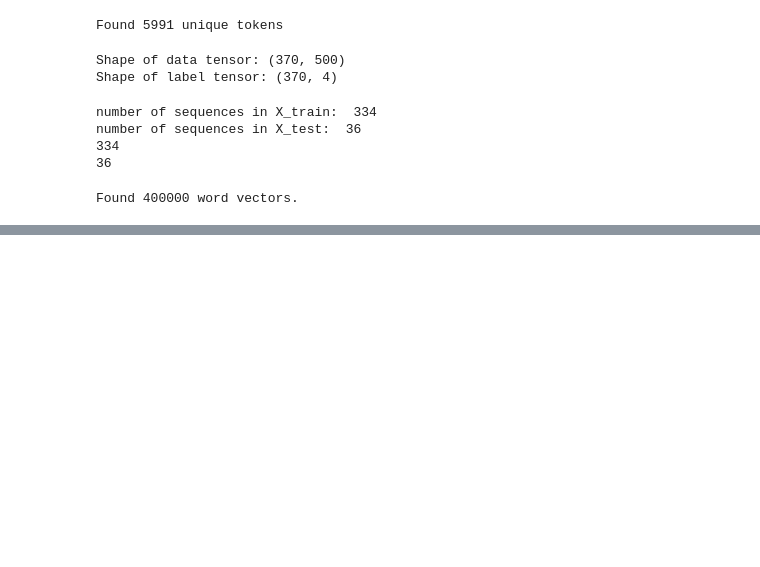
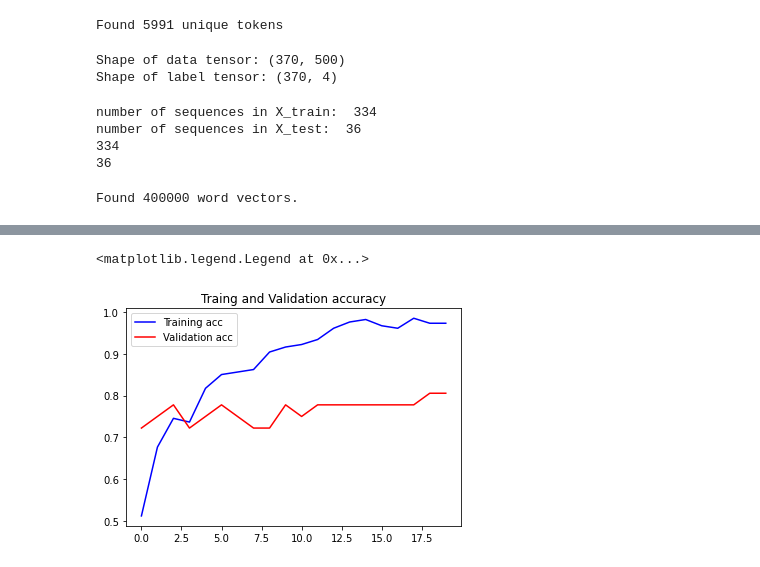
Before and after one commit to hamburgersct/mental_health_classification, a Jupyter notebook: HybrNN_metadata.ipynb, the cells around one changed output, grey strips where cells are left out. Saved outputs shown, nothing was run; the diff lists cells and outputs as text; code cells hidden in the pictures; blank space fills up the shorter version.

```diff
--- a/HybrNN_metadata.ipynb
+++ b/HybrNN_metadata.ipynb
@@ -214,8 +214,8 @@ keras.utils.plot_model(model, "HybrNN_multi-input_model.png", show_shapes=True)
 # %%
-model.fit([X_train, train_metadata], y_train,
+history = model.fit([X_train, train_metadata], y_train,
           validation_data=([X_test, test_metadata], y_test),
           epochs=20,
-          batch_size=128,
+          batch_size=32,
           verbose=2)
 predicted = model.predict([X_test, test_metadata])
 predicted = np.argmax(predicted, axis=1)
@@ -246,0 +249,11 @@ recall:  0.7948717948717948
+# %%
+epochs=range(len(history.history['accuracy']))
+plt.figure()
+plt.plot(epochs,history.history['accuracy'],'b',label='Training acc')
+plt.plot(epochs,history.history['val_accuracy'],'r',label='Validation acc')
+plt.title('Traing and Validation accuracy')
+plt.legend()
+# plt.savefig('/root/notebook/help/figure/model_V3.1_acc.jpg')
+# %% [output]
+<matplotlib.legend.Legend at 0x...>
+[figure, added]
```
Also changed, not shown: parts of 6 cells of this notebook.
